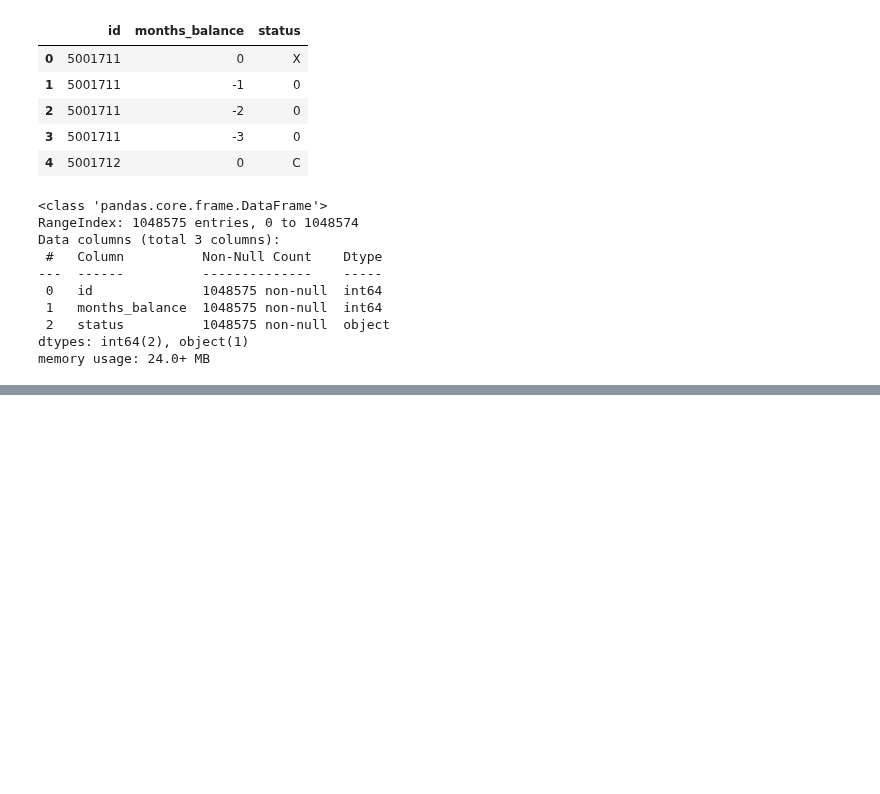
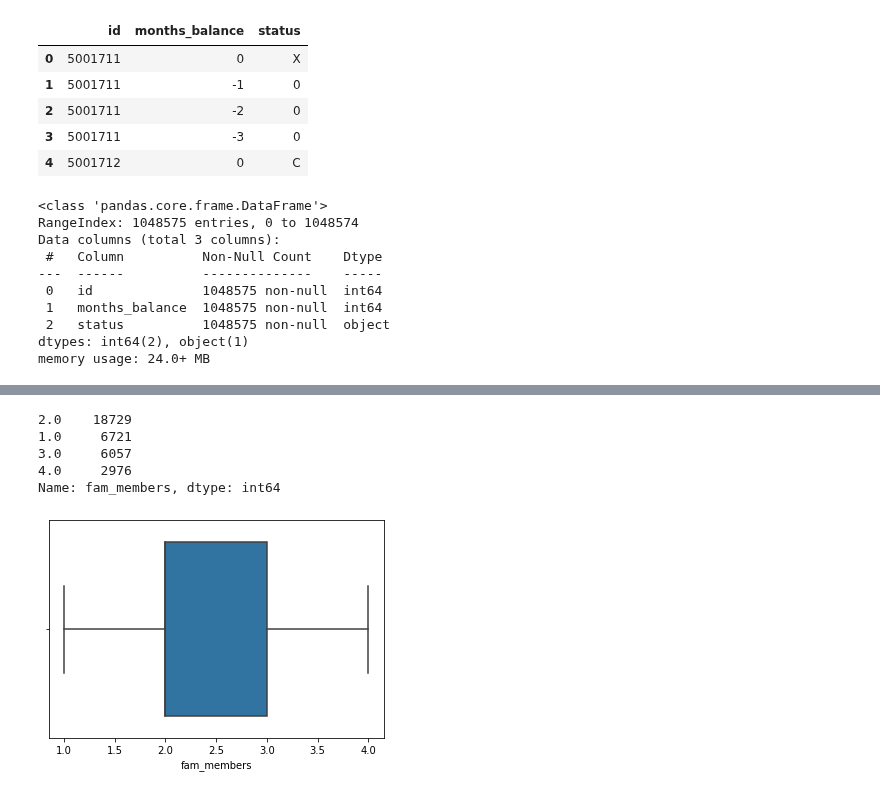
Before and after one commit to buriihenry/Machine-Learning-2, a Jupyter notebook: Classification/Classification _Credit Risk Management.ipynb, the cells around one changed output, grey strips where cells are left out. Saved outputs shown, nothing was run; the diff lists cells and outputs as text; code cells hidden in the pictures; blank space fills up the shorter version.

```diff
--- a/Classification/Classification _Credit Risk Management.ipynb
+++ b/Classification/Classification _Credit Risk Management.ipynb
@@ -99,0 +256,15 @@ credit.status = credit.status.apply(lambda x:x+1)
+# %%
+remove_outlier(df.fam_members)
+
+df = df.loc[(df.fam_members>0.5) & (df.fam_members <4.5)]
+
+sns.boxplot(df.fam_members)
+
+df.fam_members.value_counts()
+# %% [output]
+2.0    18729
+1.0     6721
+3.0     6057
+4.0     2976
+Name: fam_members, dtype: int64
+[figure, added]
```
Also changed, not shown: parts of 17 cells of this notebook.
